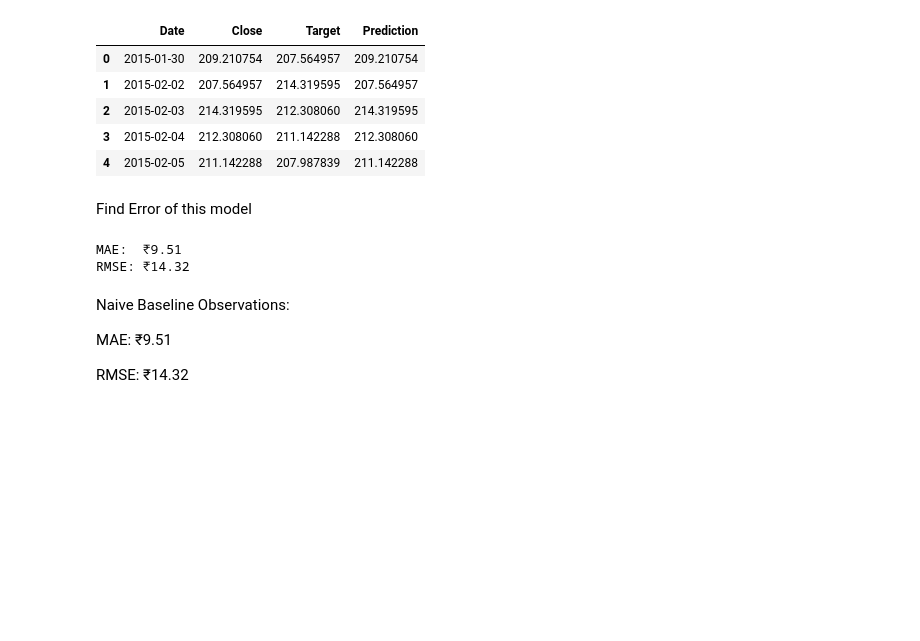
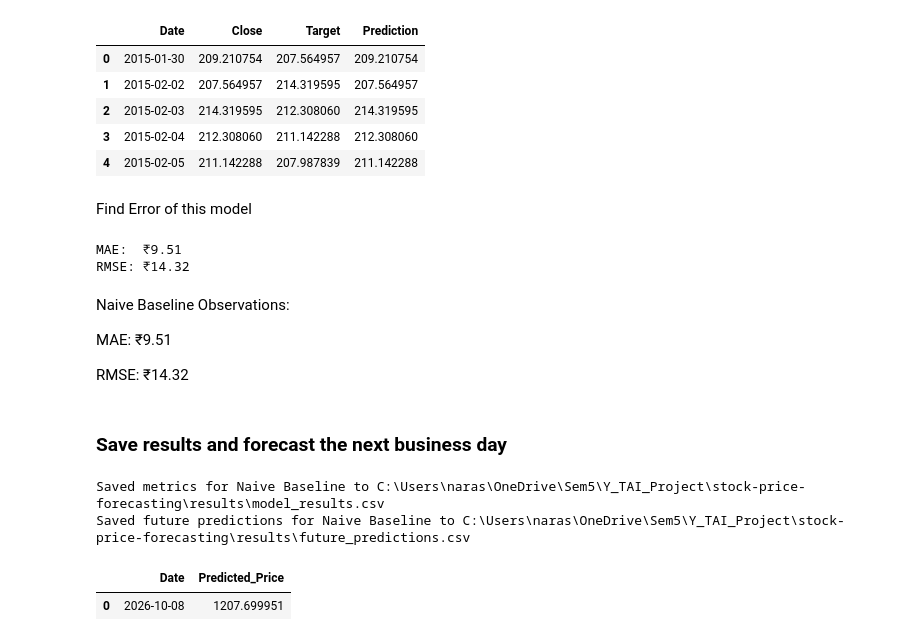
Before and after one commit to Kousthubh-2304/stock-price-forecasting, a Jupyter notebook: notebooks/04_naive_model.ipynb, the cells around one changed output. Drawn from its saved outputs; the diff is of its cells as text; code cells hidden in the pictures; blank space fills up the shorter version.

Commit message:
Update forecasting models and comparison

```diff
--- a/notebooks/04_naive_model.ipynb
+++ b/notebooks/04_naive_model.ipynb
@@ -49,3 +49,5 @@ Naive Baseline Observations:
 MAE:  ₹9.51
 
 RMSE: ₹14.32
+# %% [markdown]
+### Save results and forecast the next business day
@@ -51,0 +64,21 @@ RMSE: ₹14.32
+# %%
+from results_utils import save_model_result, save_future_predictions
+save_model_result(
+    model_name="Naive Baseline",
+    actual=results["Target"],
+    predicted=results["Prediction"],
+    dates=results["Date"],
+    model_family="Naive",
+    evaluation_protocol="full_series_next_day_baseline"
+)
+last_row = df.dropna(subset=["Date", "Close"]).sort_values("Date").iloc[-1]
+last_date = pd.to_datetime(last_row["Date"])
+last_close = float(last_row["Close"])
+future_date = pd.bdate_range(start=last_date + pd.offsets.BDay(1),periods=1)
+save_future_predictions(model_name="Naive Baseline",dates=future_date,predicted_prices=[last_close])
+pd.DataFrame({"Date": future_date,"Predicted_Price": [last_close]})
+# %% [output]
+Saved metrics for Naive Baseline to C:\Users\naras\OneDrive\Sem5\Y_TAI_Project\stock-price-forecasting\results\model_results.csv
+Saved future predictions for Naive Baseline to C:\Users\naras\OneDrive\Sem5\Y_TAI_Project\stock-price-forecasting\results\future_predictions.csv
+|  | Date | Predicted_Price |
+| 0 | 2026-10-08 | 1207.699951 |
```
Also changed, not shown: parts of 1 cell of this notebook, 18 other files.
